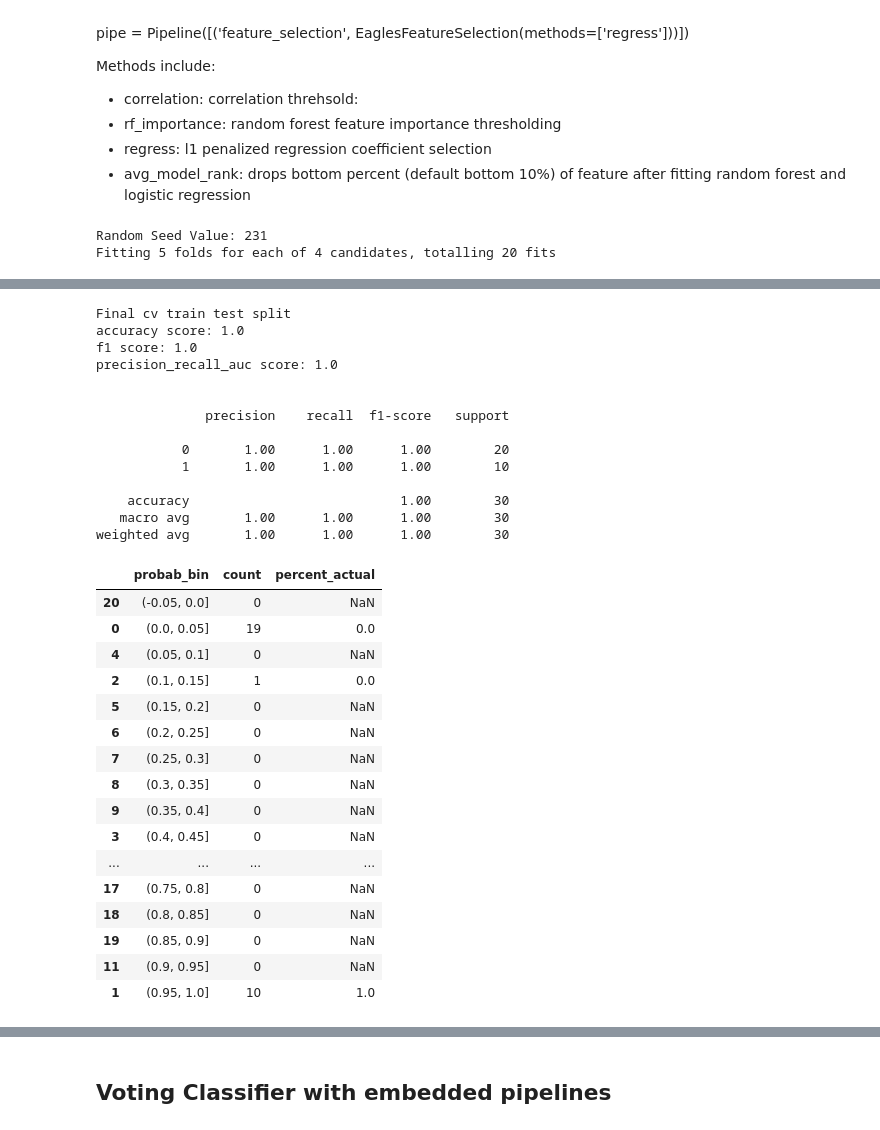
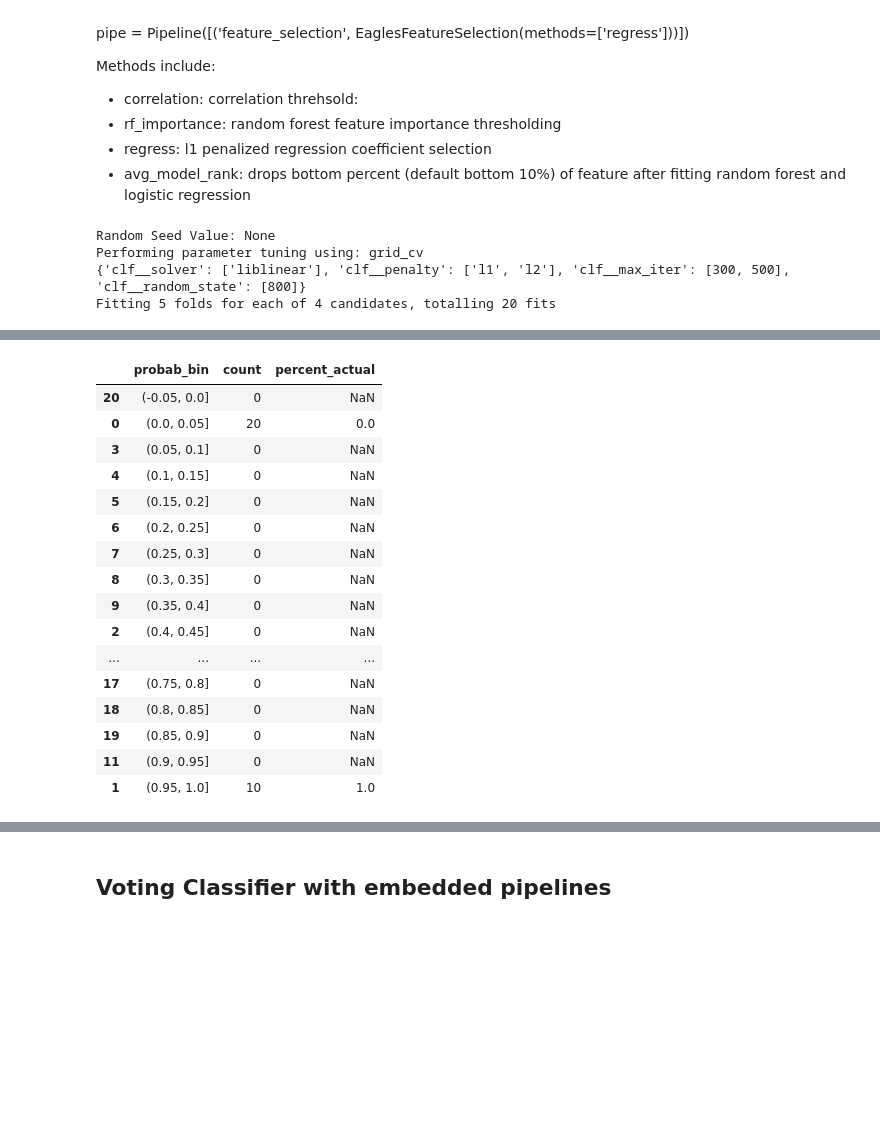
Before and after one commit to JFLandrigan/eagles, a Jupyter notebook: examples/Supervised_Tuning_v2.ipynb, the cells around one changed output, grey strips where cells are left out. Cells and saved outputs as stored; diff of their text form; code cells hidden in the pictures; blank space fills up the shorter version.

```diff
--- a/examples/Supervised_Tuning_v2.ipynb
+++ b/examples/Supervised_Tuning_v2.ipynb
@@ -498,31 +502,36 @@ pars = {'solver': ['liblinear']
        , 'max_iter':[300, 500]
        }
 
-res = st.tune_test_model(X=iris[fts],
-                        y=iris['dummy'],
-                        model='logistic',
-                        params=pars,
-                        tune_metric="f1",
-                        eval_metrics=["accuracy", "f1", "precision_recall_auc"],
-                        num_cv=5,
-                        pipe=None,
-                        scale=None,
-                        select_features="eagles",
-                        bins=None,
-                        num_top_fts=None,
-                        tuner="grid_cv",
-                        n_iterations=15,
-                        get_ft_imp=True,
-                        n_jobs=2,
-                        random_seed=None,
-                        binary=True,
-                        disp=True,
-                        log="log",
-                        log_name="model_tunetest_test.txt",
-                        log_path=None,
-                        log_note="This is a test of the tune test function"
-                    )
+tuner = SupervisedTuner(
+    tune_metric='f1',
+    tuner="grid_cv",
+    eval_metrics=["accuracy", "f1", "precision_recall_auc"],
+    num_cv=5,
+    bins=None,
+    num_top_fts=None,
+    get_ft_imp=True,
+    random_seed=None,
+    n_jobs=2,
+    binary=True,
+    disp=True,
+    log="log",
+    log_name="model_tunetest_test.txt",
+    log_path=None,
+    log_note="This is a test of the model param tuning functionality",
+)
+
+res = tuner.eval(
+    X=iris[fts],
+    y=iris["dummy"],
+    model="logistic",
+    params=pars,
+    pipe=None,
+    scale=None,
+    select_features="eagles",
+)
 # %% [output]
-Random Seed Value: 231
+Random Seed Value: None
+Performing parameter tuning using: grid_cv
+{'clf__solver': ['liblinear'], 'clf__penalty': ['l1', 'l2'], 'clf__max_iter': [300, 500], 'clf__random_state': [800]}
 Fitting 5 folds for each of 4 candidates, totalling 20 fits
 [Parallel(n_jobs=2)]: Using backend LokyBackend with 2 concurrent workers.
@@ -553,28 +574,14 @@ Finished cv run: 5 time: 0.0156
-Final cv train test split
-accuracy score: 1.0
-f1 score: 1.0
-precision_recall_auc score: 1.0
-
-
-              precision    recall  f1-score   support
-
-           0       1.00      1.00      1.00        20
-           1       1.00      1.00      1.00        10
-
-    accuracy                           1.00        30
-   macro avg       1.00      1.00      1.00        30
-weighted avg       1.00      1.00      1.00        30
 |  | probab_bin | count | percent_actual |
 | 20 | (-0.05, 0.0] | 0 | NaN |
-| 0 | (0.0, 0.05] | 19 | 0.0 |
-| 4 | (0.05, 0.1] | 0 | NaN |
-| 2 | (0.1, 0.15] | 1 | 0.0 |
+| 0 | (0.0, 0.05] | 20 | 0.0 |
+| 3 | (0.05, 0.1] | 0 | NaN |
+| 4 | (0.1, 0.15] | 0 | NaN |
 | 5 | (0.15, 0.2] | 0 | NaN |
 | 6 | (0.2, 0.25] | 0 | NaN |
 | 7 | (0.25, 0.3] | 0 | NaN |
 | 8 | (0.3, 0.35] | 0 | NaN |
 | 9 | (0.35, 0.4] | 0 | NaN |
-| 3 | (0.4, 0.45] | 0 | NaN |
+| 2 | (0.4, 0.45] | 0 | NaN |
 | ... | ... | ... | ... |
 | 17 | (0.75, 0.8] | 0 | NaN |
 | 18 | (0.8, 0.85] | 0 | NaN |
```
Also changed, not shown: parts of 7 cells of this notebook, 2 other files.
